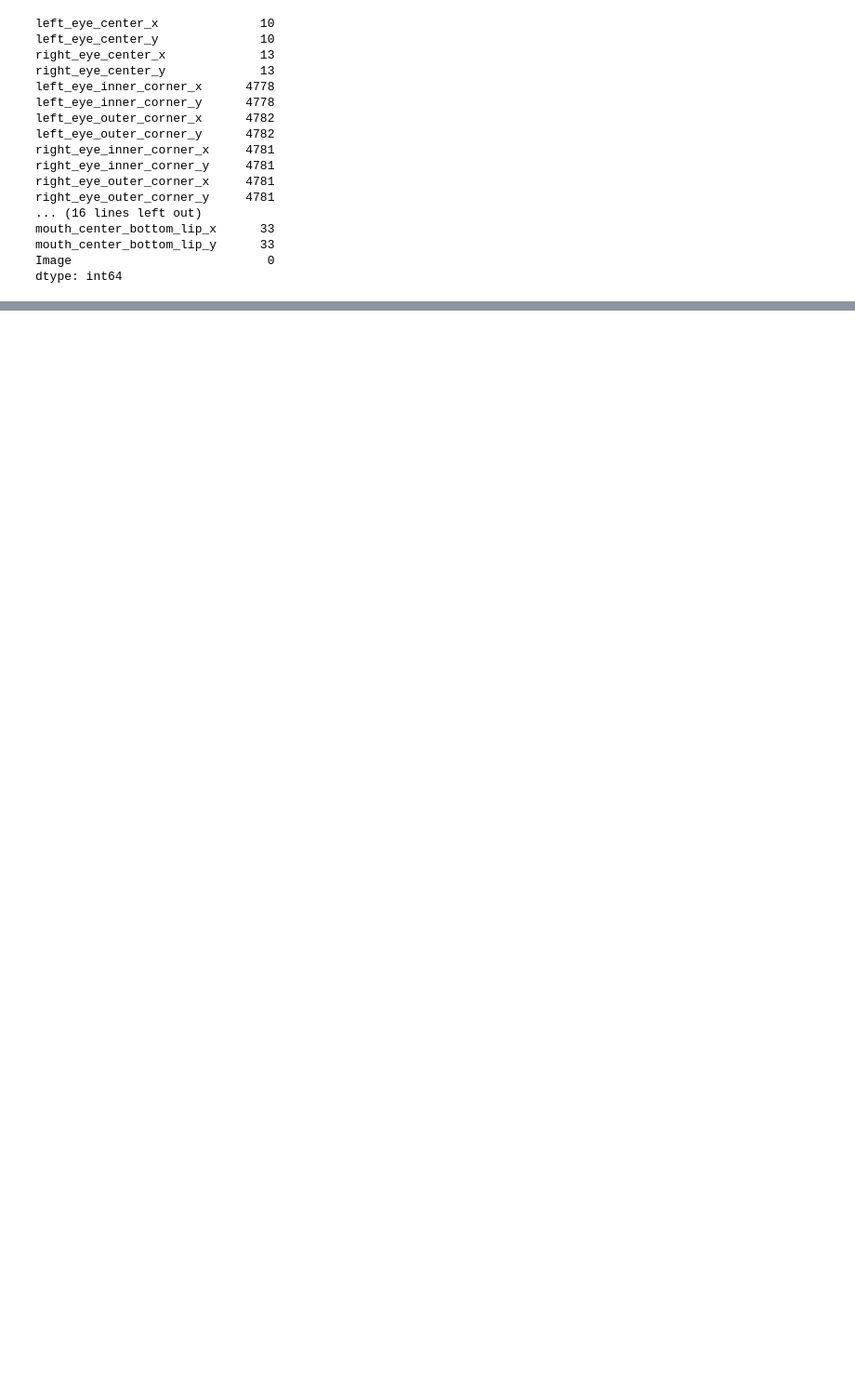
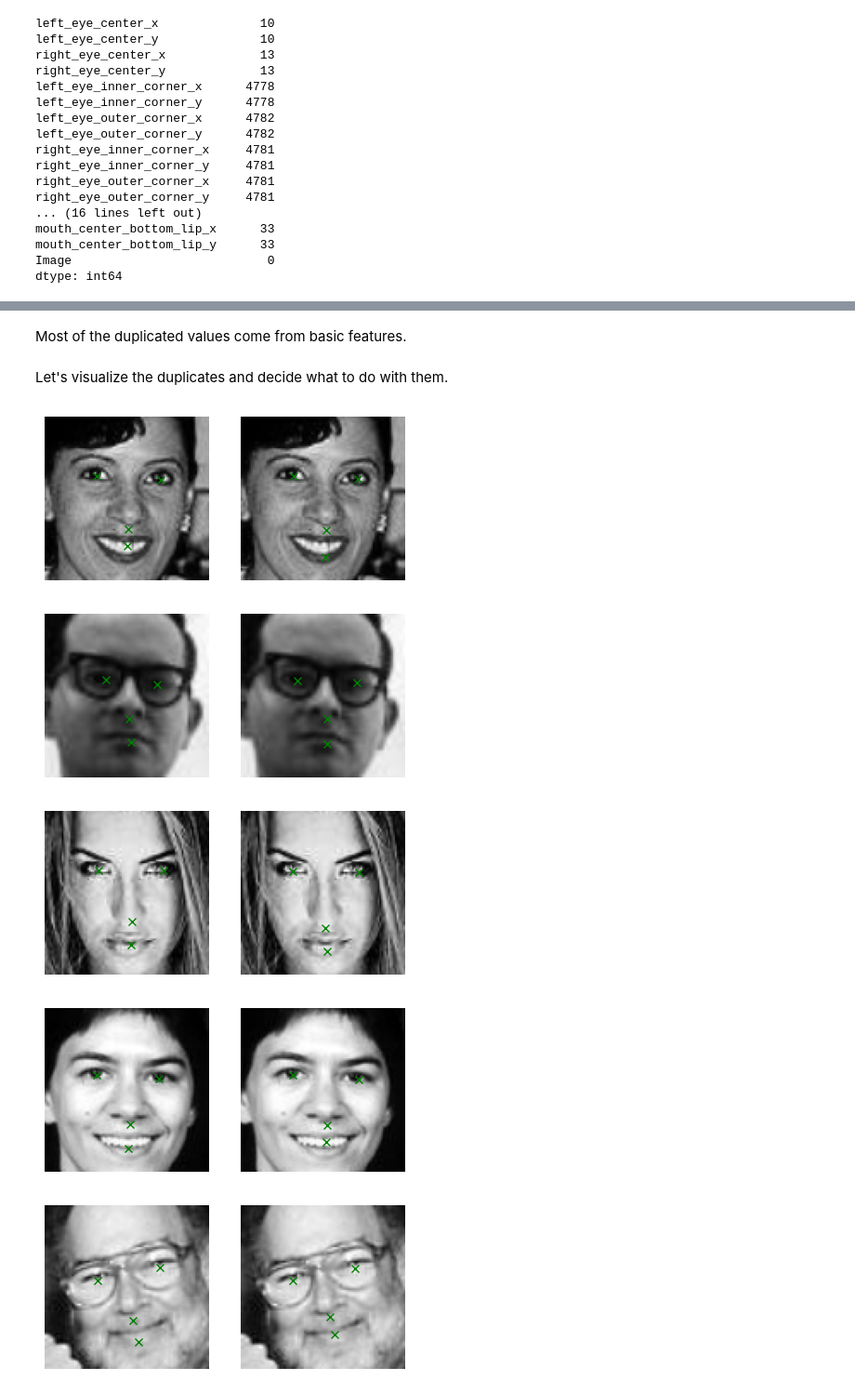
Before and after one commit to WJakubowsk/facial_keypoints_detection, a Jupyter notebook: notebooks/wiktor.ipynb, the cells around one changed output, grey strips where cells are left out. Shown at 93% size. Drawn from its saved outputs; the diff is of its cells as text; code cells hidden in the pictures; blank space fills up the shorter version.

```diff
--- a/notebooks/wiktor.ipynb
+++ b/notebooks/wiktor.ipynb
@@ -58,2 +46,3 @@ df_train[df_train.duplicated(subset="Image", keep=False)]
 # %%
-df_train_duplicates = pd.concat([g for _, g in df_train.groupby("Image") if len(g) > 1])
+df_train_duplicates_list = [grouped for row, grouped in df_train.groupby("Image") if len(grouped) > 1]
+df_train_duplicates = pd.concat(df_train_duplicates_list)
@@ -75,0 +69,49 @@ df_train_duplicates
+# %% [markdown]
+Most of the duplicated values come from basic features.
+# %%
+from typing import List, Tuple
+def get_image_and_keypoints(series: pd.Series) -> Tuple[np.array, pd.DataFrame]:
+    image = series['Image']
+    image = np.fromstring(image, sep=' ').reshape([96, 96]) / 255.0
+    keypoints = pd.DataFrame(series).drop(['Image'], axis=0).values.reshape([15, 2])
+    return image, keypoints
+
+
+def get_image_and_keypoints_by_id(train_data: pd.DataFrame, id: int):
+    series = train_data.iloc[id]
+    return get_image_and_keypoints(series)
+
+
+def show_image_with_keypoints(series: np.array):
+    image, keypoints = get_image_and_keypoints(series)
+    plt.imshow(image, cmap='gray')
+    plt.plot(keypoints[:, 0], keypoints[:, 1], 'gx')
+
+
+def show_image_with_keypoints_by_id(train_data, id):
+    series = train_data.iloc[id]
+    show_image_with_keypoints(series)
+
+def visualize_duplicates(df_duplicates: pd.DataFrame,  n_pictures: int = 5):
+    n_rows = len(df_duplicates)
+    fig = plt.figure(figsize=(5, 5*n_rows))
+    i = 1
+    for index, row in df_duplicates.iterrows():
+        image, keypoints = get_image_and_keypoints(row)
+        fig.add_subplot(1, n_rows, i)
+        plt.imshow(image, cmap='gray')
+        plt.plot(keypoints[:,0], keypoints[:,1], 'gx')
+        plt.axis("off")
+        i+=1
+    plt.show()
+# %% [markdown]
+Let's visualize the duplicates and decide what to do with them.
+# %%
+for i in range(5):
+    visualize_duplicates(df_train_duplicates_list[i])
+# %% [output]
+[figure, added]
+[figure, added]
+[figure, added]
+[figure, added]
+[figure, added]
```
Also changed, not shown: parts of 13 cells of this notebook.
